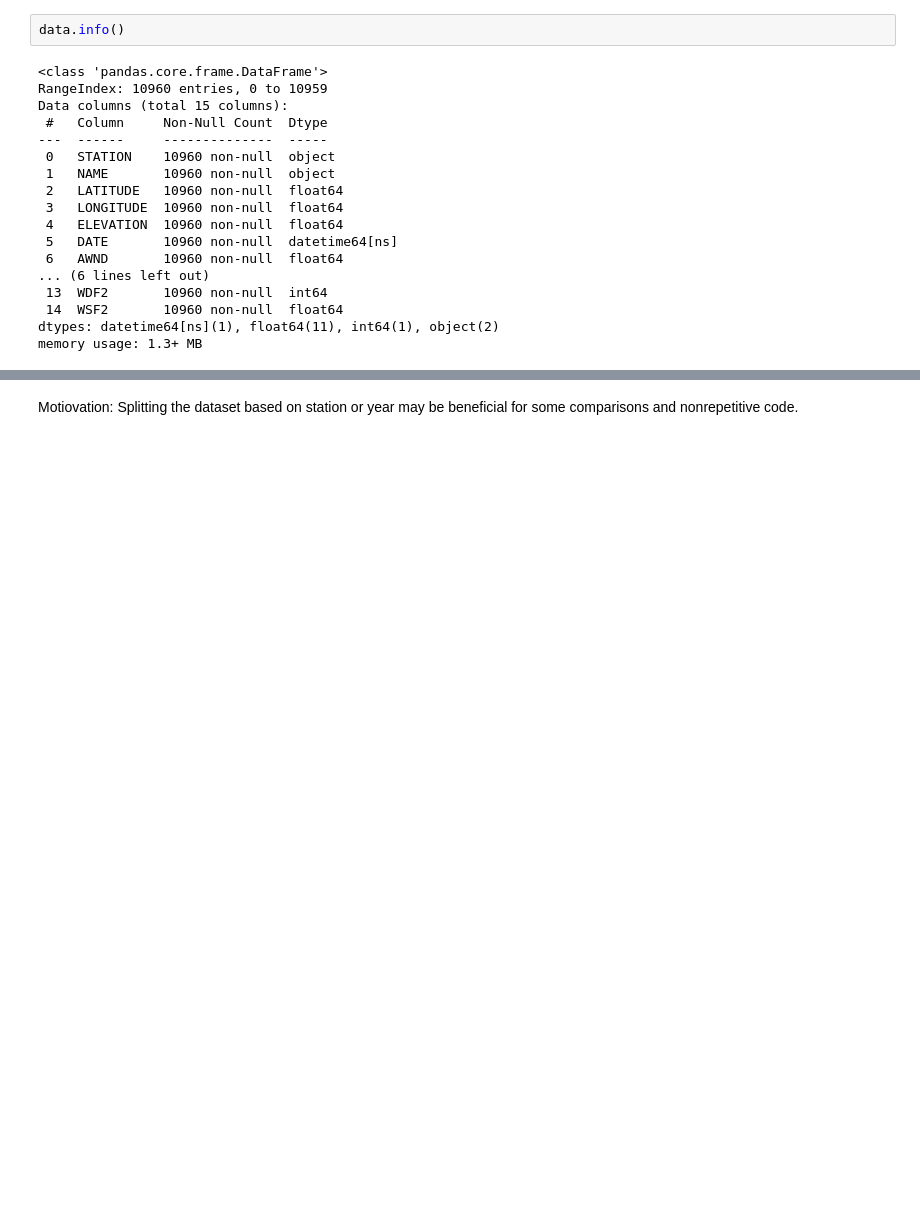
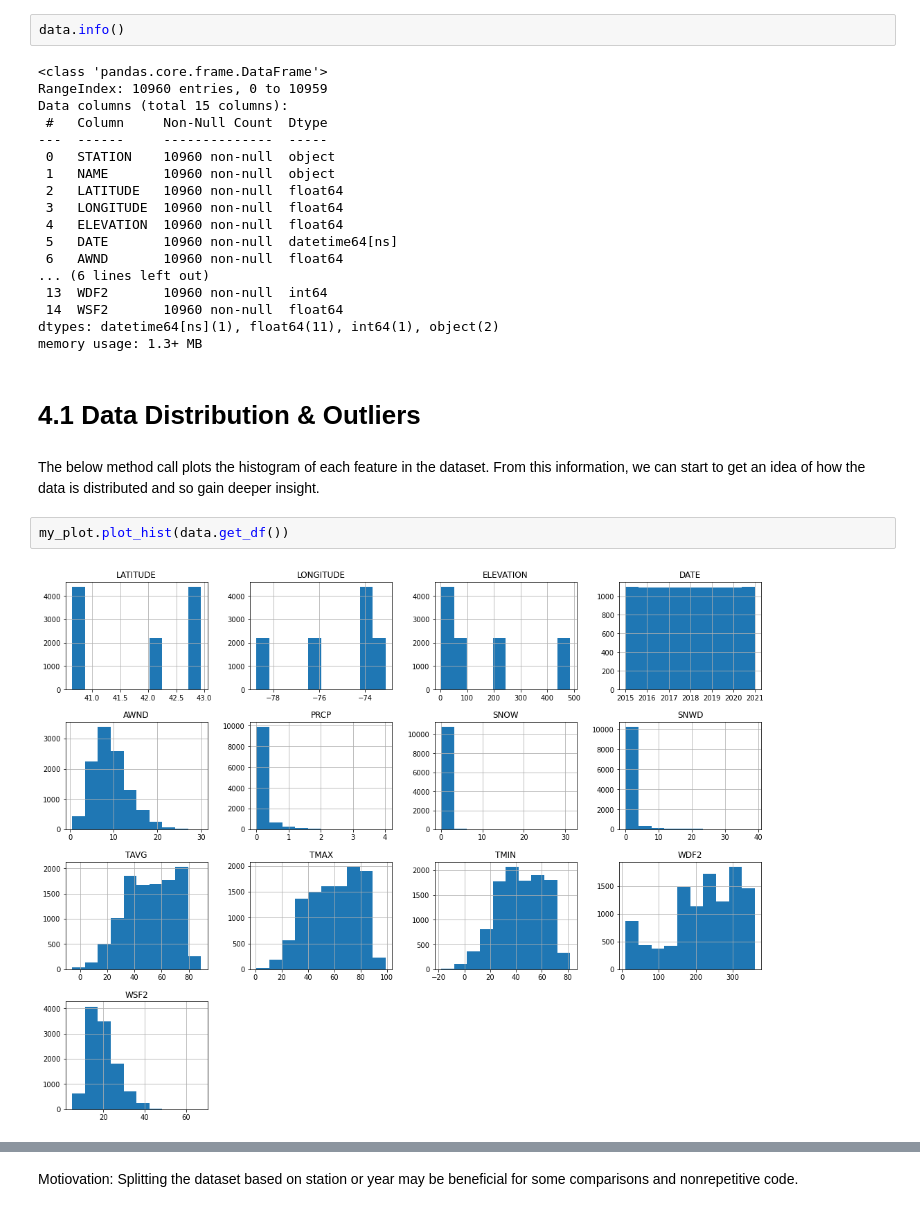
Before and after one commit to Alex-Kamenev/Weather_Data_EDA_2015_2020, a Jupyter notebook: Weather_Project.ipynb, the cells around one changed output, grey strips where cells are left out. Drawn from its saved outputs; the diff is of its cells as text; blank space fills up the shorter version.

```diff
--- a/Weather_Project.ipynb
+++ b/Weather_Project.ipynb
@@ -259,3 +260,11 @@ Data columns (total 15 columns):
  14  WSF2       10960 non-null  float64
 dtypes: datetime64[ns](1), float64(11), int64(1), object(2)
 memory usage: 1.3+ MB
+# %% [markdown]
+# 4.1 Data Distribution & Outliers
+# %% [markdown]
+The below method call plots the histogram of each feature in the dataset. From this information, we can start to get an idea of how the data is distributed and so gain deeper insight.
+# %%
+my_plot.plot_hist(data.get_df())
+# %% [output]
+[figure, added]
```
Also changed, not shown: parts of 19 cells of this notebook, 2 other files.
